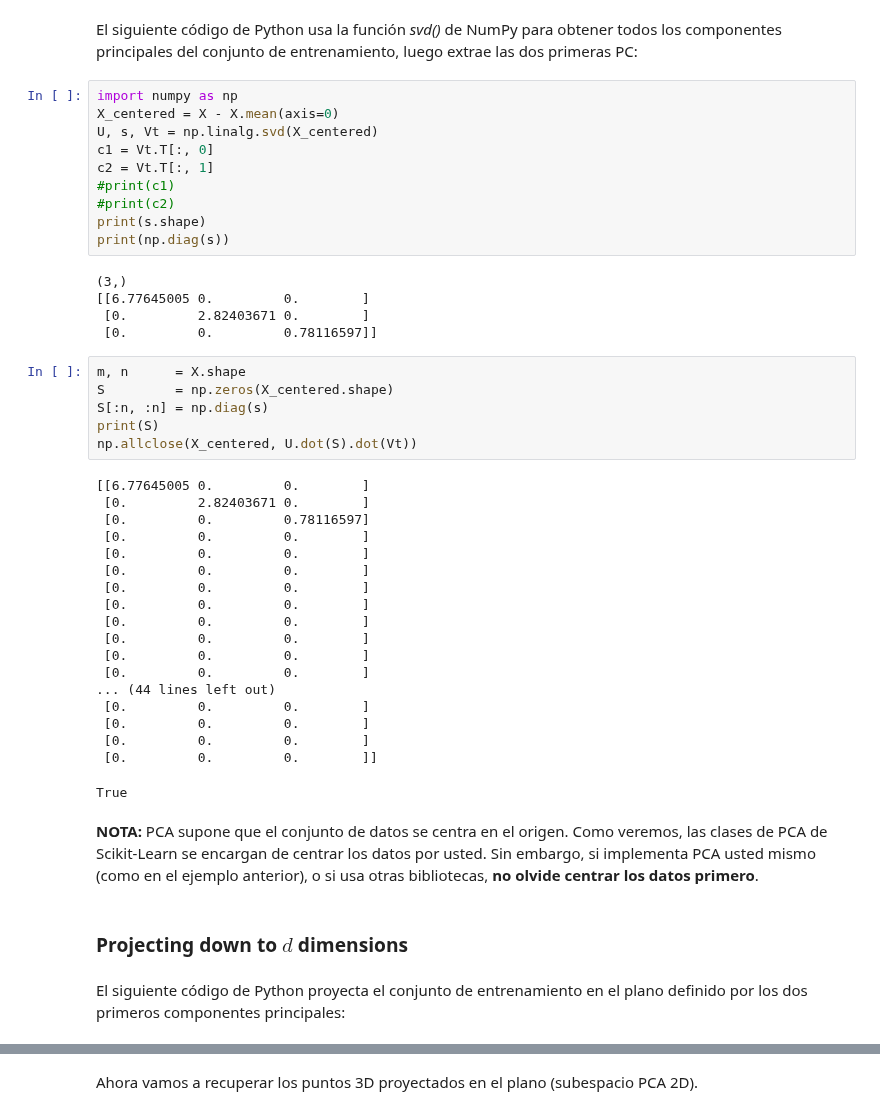
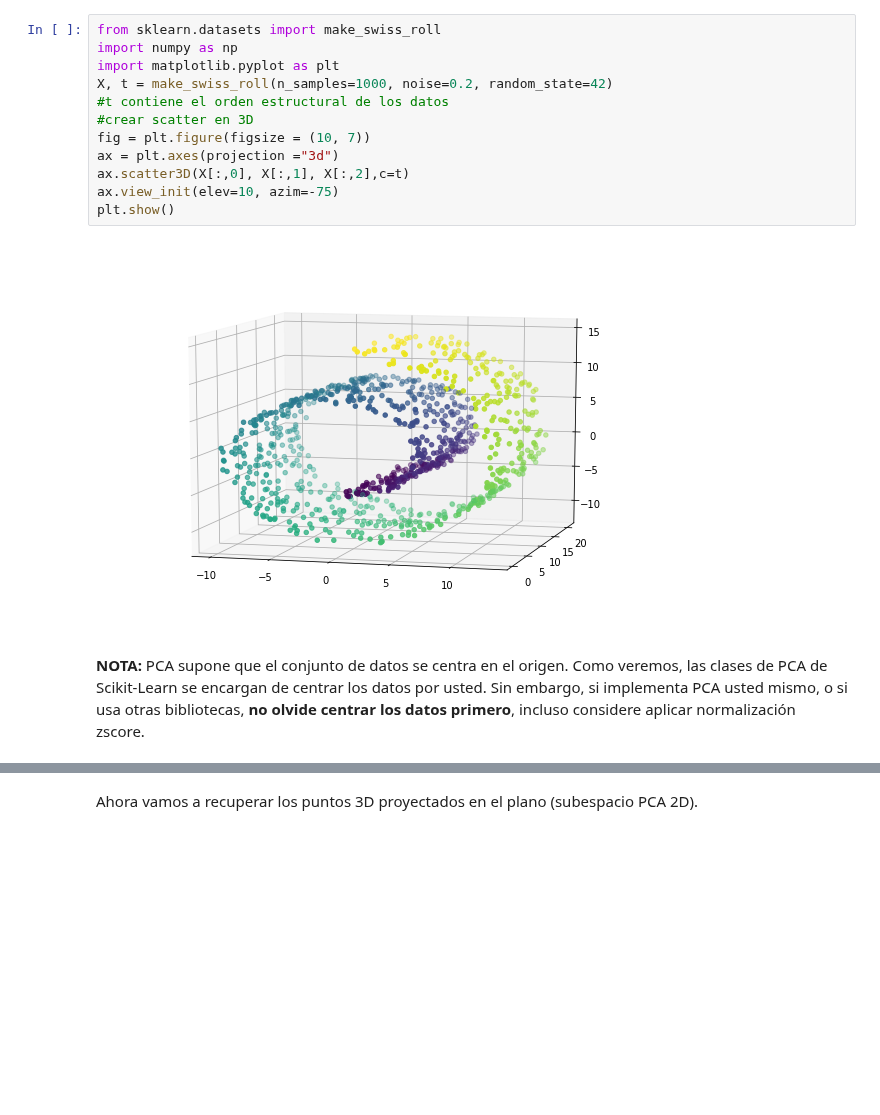
Before and after one commit to amalvarezme/AnaliticaDatos, a Jupyter notebook: 4_NoSupervisado/2_ReduccionDimension.ipynb, the cells around one changed output, grey strips where cells are left out. Saved outputs shown, nothing was run; the diff lists cells and outputs as text; blank space fills up the shorter version.

```diff
--- a/4_NoSupervisado/2_ReduccionDimension.ipynb
+++ b/4_NoSupervisado/2_ReduccionDimension.ipynb
@@ -43,48 +9,16 @@ plt.show()
-# %% [markdown]
-El siguiente código de Python usa la función *svd()* de NumPy para obtener todos los componentes principales del conjunto de entrenamiento, luego extrae las dos primeras PC:
-# %%
-import numpy as np
-X_centered = X - X.mean(axis=0)
-U, s, Vt = np.linalg.svd(X_centered)
-c1 = Vt.T[:, 0]
-c2 = Vt.T[:, 1]
-#print(c1)
-#print(c2)
-print(s.shape)
-print(np.diag(s))
-# %% [output]
-(3,)
-[[6.77645005 0.         0.        ]
- [0.         2.82403671 0.        ]
- [0.         0.         0.78116597]]
-# %%
-m, n      = X.shape
-S         = np.zeros(X_centered.shape)
-S[:n, :n] = np.diag(s)
-print(S)
-np.allclose(X_centered, U.dot(S).dot(Vt))
-# %% [output]
-[[6.77645005 0.         0.        ]
- [0.         2.82403671 0.        ]
- [0.         0.         0.78116597]
- [0.         0.         0.        ]
- [0.         0.         0.        ]
- [0.         0.         0.        ]
- [0.         0.         0.        ]
- [0.         0.         0.        ]
- [0.         0.         0.        ]
- [0.         0.         0.        ]
- [0.         0.         0.        ]
- [0.         0.         0.        ]
-... (44 lines left out)
- [0.         0.         0.        ]
- [0.         0.         0.        ]
- [0.         0.         0.        ]
- [0.         0.         0.        ]]
-True
+# %%
+from sklearn.datasets import make_swiss_roll
+import numpy as np
+import matplotlib.pyplot as plt
+X, t = make_swiss_roll(n_samples=1000, noise=0.2, random_state=42)
+#t contiene el orden estructural de los datos
+#crear scatter en 3D
+fig = plt.figure(figsize = (10, 7))
+ax = plt.axes(projection ="3d")
+ax.scatter3D(X[:,0], X[:,1], X[:,2],c=t)
+ax.view_init(elev=10, azim=-75)
+plt.show()
+# %% [output]
+[figure, added]
 # %% [markdown]
-**NOTA:** PCA supone que el conjunto de datos se centra en el origen. Como veremos, las clases de PCA de Scikit-Learn se encargan de centrar los datos por usted. Sin embargo, si implementa PCA usted mismo (como en el ejemplo anterior), o si usa otras bibliotecas, **no olvide centrar los datos primero**.
+**NOTA:** PCA supone que el conjunto de datos se centra en el origen. Como veremos, las clases de PCA de Scikit-Learn se encargan de centrar los datos por usted. Sin embargo, si implementa PCA usted mismo, o si usa otras bibliotecas, **no olvide centrar los datos primero**, incluso considere aplicar normalización zscore.
-# %% [markdown]
-### Projecting down to $d$ dimensions
-# %% [markdown]
-El siguiente código de Python proyecta el conjunto de entrenamiento en el plano definido por los dos primeros componentes principales:
```
Also changed, not shown: parts of 21 cells of this notebook.
